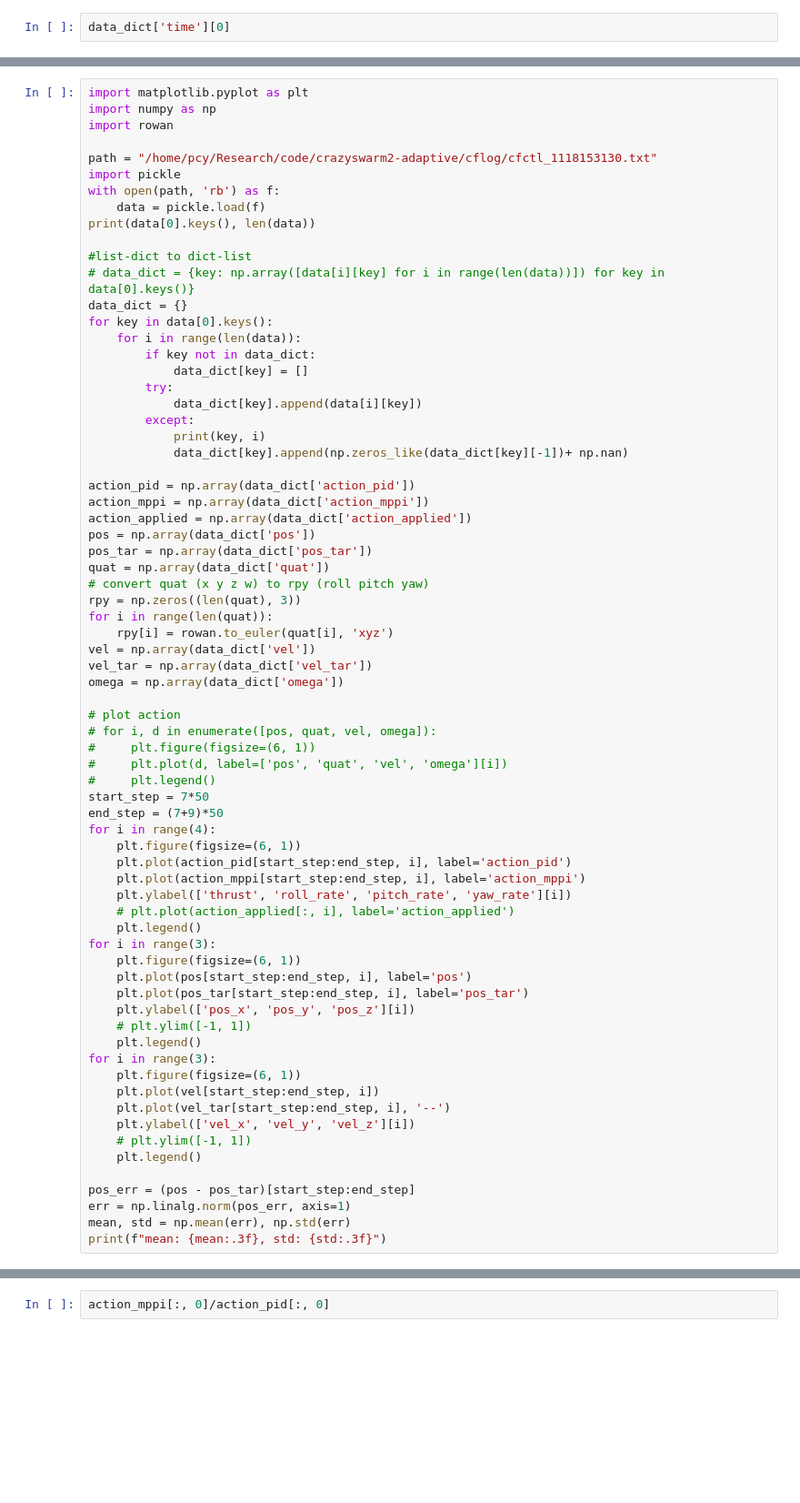
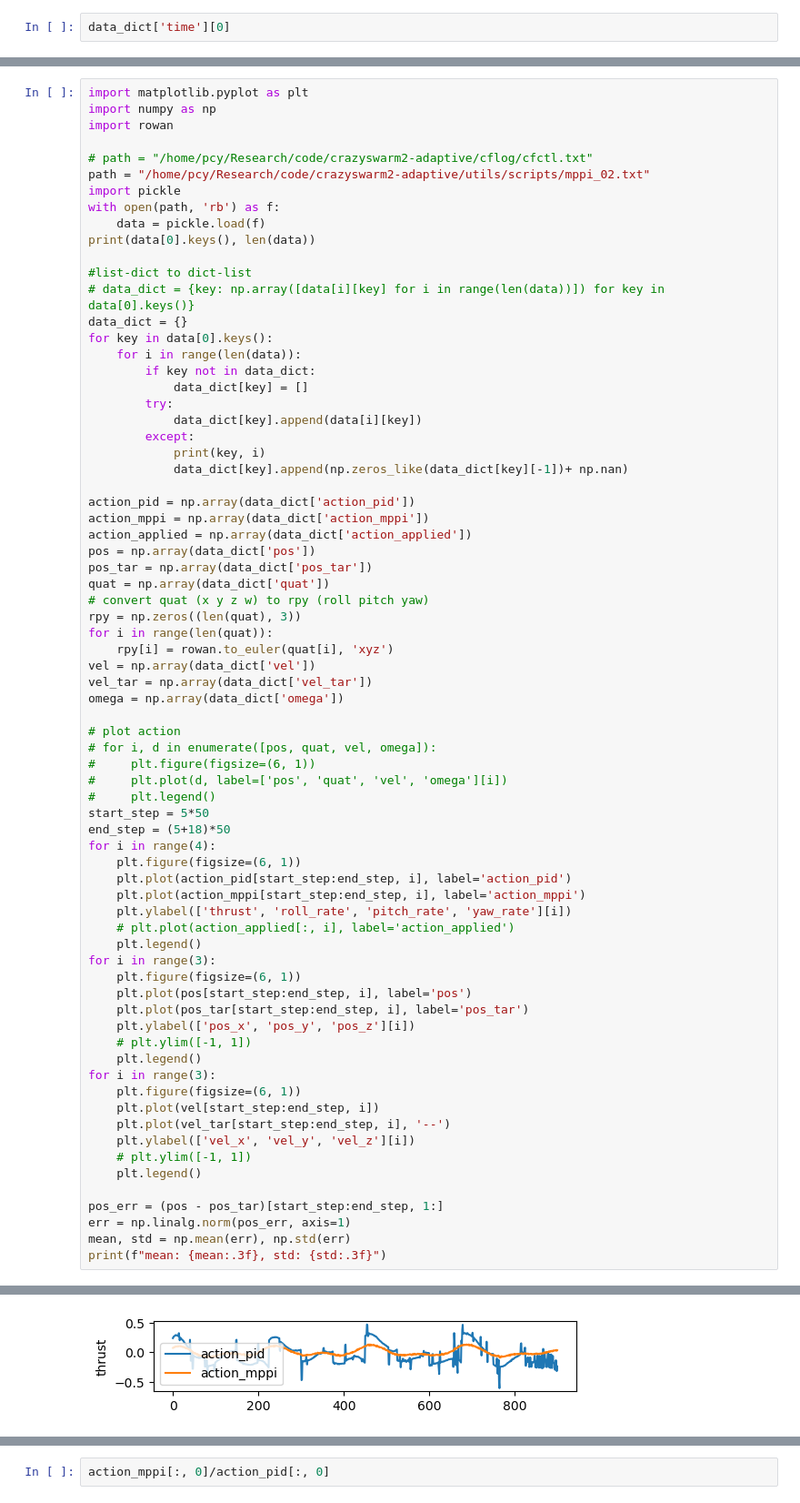
Before and after one commit to jc-bao/crazyswarm2-adaptive, a Jupyter notebook: utils/crazyflie-firmware-adaptive/tools/usdlog/plot.ipynb, the cells around one changed output, grey strips where cells are left out. Shown: that part at 91% size. Cells and saved outputs as stored; diff of their text form; blank space fills up the shorter version.

```diff
--- a/utils/crazyflie-firmware-adaptive/tools/usdlog/plot.ipynb
+++ b/utils/crazyflie-firmware-adaptive/tools/usdlog/plot.ipynb
@@ -306,7 +303,8 @@ import matplotlib.pyplot as plt
 import numpy as np
 import rowan
 
-path = "/home/pcy/Research/code/crazyswarm2-adaptive/cflog/cfctl_1118153130.txt"
+# path = "/home/pcy/Research/code/crazyswarm2-adaptive/cflog/cfctl.txt"
+path = "/home/pcy/Research/code/crazyswarm2-adaptive/utils/scripts/mppi_02.txt"
 import pickle
 with open(path, 'rb') as f:
     data = pickle.load(f)
@@ -344,8 +342,8 @@ omega = np.array(data_dict['omega'])
 #     plt.figure(figsize=(6, 1))
 #     plt.plot(d, label=['pos', 'quat', 'vel', 'omega'][i])
 #     plt.legend()
-start_step = 7*50
-end_step = (7+9)*50
+start_step = 5*50
+end_step = (5+18)*50
 for i in range(4):
     plt.figure(figsize=(6, 1))
     plt.plot(action_pid[start_step:end_step, i], label='action_pid')
@@ -368,7 +366,8 @@ for i in range(3):
     # plt.ylim([-1, 1])
     plt.legend()
 
-pos_err = (pos - pos_tar)[start_step:end_step]
+pos_err = (pos - pos_tar)[start_step:end_step, 1:]
 err = np.linalg.norm(pos_err, axis=1)
 mean, std = np.mean(err), np.std(err)
 print(f"mean: {mean:.3f}, std: {std:.3f}")
+# %% [output]
@@ -374,0 +379 @@ print(f"mean: {mean:.3f}, std: {std:.3f}")
+[figure, added]
```
Also changed, not shown: parts of 5 cells of this notebook, 12 other files.
